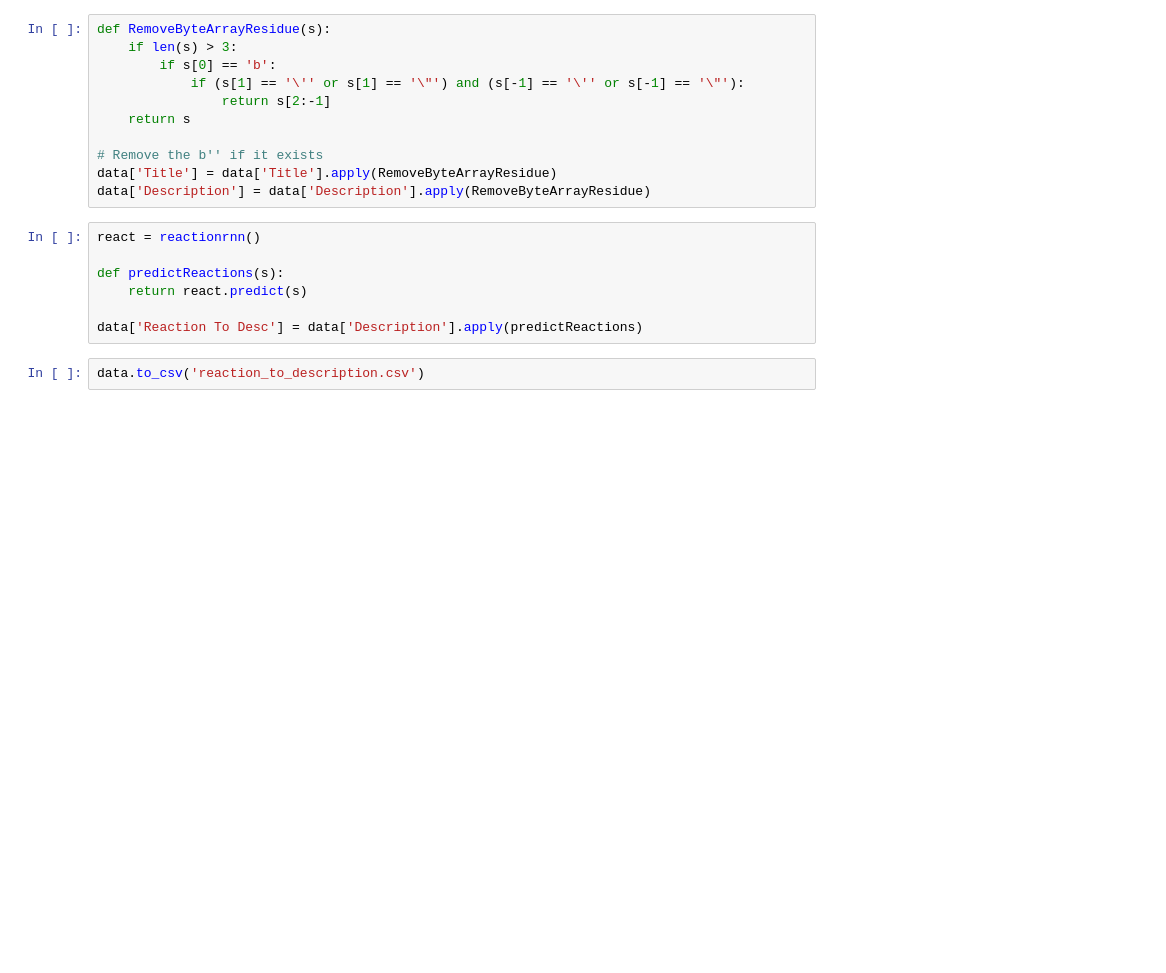
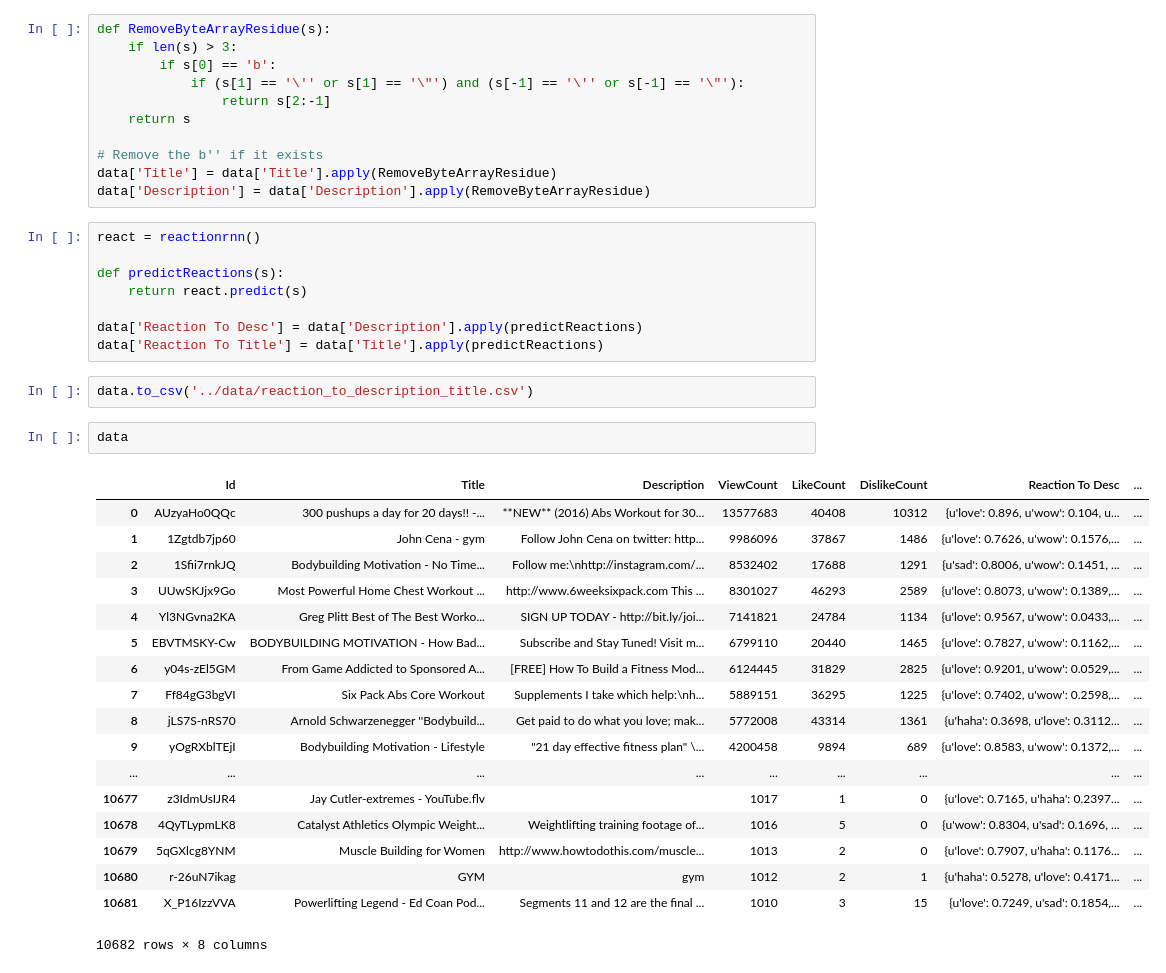
Before and after one commit to allenwang28/YouTube-Virality-Predictor, a Jupyter notebook: notebooks/Sentiment Analysis.ipynb, the cells around one changed output. Saved outputs shown, nothing was run; the diff lists cells and outputs as text; blank space fills up the shorter version.

```diff
--- a/notebooks/Sentiment Analysis.ipynb
+++ b/notebooks/Sentiment Analysis.ipynb
@@ -42,5 +42,27 @@ def predictReactions(s):
     return react.predict(s)
 
 data['Reaction To Desc'] = data['Description'].apply(predictReactions)
+data['Reaction To Title'] = data['Title'].apply(predictReactions)
 # %%
-data.to_csv('reaction_to_description.csv')
+data.to_csv('../data/reaction_to_description_title.csv')
+# %%
+data
+# %% [output]
+|  | Id | Title | Description | ViewCount | LikeCount | DislikeCount | Reaction To Desc | ... |
+| 0 | AUzyaHo0QQc | 300 pushups a day for 20 days!! -... | **NEW** (2016) Abs Workout for 30... | 13577683 | 40408 | 10312 | {u'love': 0.896, u'wow': 0.104, u... | ... |
+| 1 | 1Zgtdb7jp60 | John Cena - gym | Follow John Cena on twitter: http... | 9986096 | 37867 | 1486 | {u'love': 0.7626, u'wow': 0.1576,... | ... |
+| 2 | 1Sfii7rnkJQ | Bodybuilding Motivation - No Time... | Follow me:\nhttp://instagram.com/... | 8532402 | 17688 | 1291 | {u'sad': 0.8006, u'wow': 0.1451, ... | ... |
+| 3 | UUwSKJjx9Go | Most Powerful Home Chest Workout ... | http://www.6weeksixpack.com This ... | 8301027 | 46293 | 2589 | {u'love': 0.8073, u'wow': 0.1389,... | ... |
+| 4 | Yl3NGvna2KA | Greg Plitt Best of The Best Worko... | SIGN UP TODAY - http://bit.ly/joi... | 7141821 | 24784 | 1134 | {u'love': 0.9567, u'wow': 0.0433,... | ... |
+| 5 | EBVTMSKY-Cw | BODYBUILDING MOTIVATION - How Bad... | Subscribe and Stay Tuned! Visit m... | 6799110 | 20440 | 1465 | {u'love': 0.7827, u'wow': 0.1162,... | ... |
+| 6 | y04s-zEl5GM | From Game Addicted to Sponsored A... | [FREE] How To Build a Fitness Mod... | 6124445 | 31829 | 2825 | {u'love': 0.9201, u'wow': 0.0529,... | ... |
+| 7 | Ff84gG3bgVI | Six Pack Abs Core Workout | Supplements I take which help:\nh... | 5889151 | 36295 | 1225 | {u'love': 0.7402, u'wow': 0.2598,... | ... |
+| 8 | jLS7S-nRS70 | Arnold Schwarzenegger ''Bodybuild... | Get paid to do what you love; mak... | 5772008 | 43314 | 1361 | {u'haha': 0.3698, u'love': 0.3112... | ... |
+| 9 | yOgRXblTEjI | Bodybuilding Motivation - Lifestyle | "21 day effective fitness plan" \... | 4200458 | 9894 | 689 | {u'love': 0.8583, u'wow': 0.1372,... | ... |
+| ... | ... | ... | ... | ... | ... | ... | ... | ... |
+| 10677 | z3IdmUsIJR4 | Jay Cutler-extremes - YouTube.flv |  | 1017 | 1 | 0 | {u'love': 0.7165, u'haha': 0.2397... | ... |
+| 10678 | 4QyTLypmLK8 | Catalyst Athletics Olympic Weight... | Weightlifting training footage of... | 1016 | 5 | 0 | {u'wow': 0.8304, u'sad': 0.1696, ... | ... |
+| 10679 | 5qGXlcg8YNM | Muscle Building for Women | http://www.howtodothis.com/muscle... | 1013 | 2 | 0 | {u'love': 0.7907, u'haha': 0.1176... | ... |
+| 10680 | r-26uN7ikag | GYM | gym | 1012 | 2 | 1 | {u'haha': 0.5278, u'love': 0.4171... | ... |
+| 10681 | X_P16IzzVVA | Powerlifting Legend - Ed Coan Pod... | Segments 11 and 12 are the final ... | 1010 | 3 | 15 | {u'love': 0.7249, u'sad': 0.1854,... | ... |
+10682 rows × 8 columns
```
Also changed, not shown: 4 other files.
